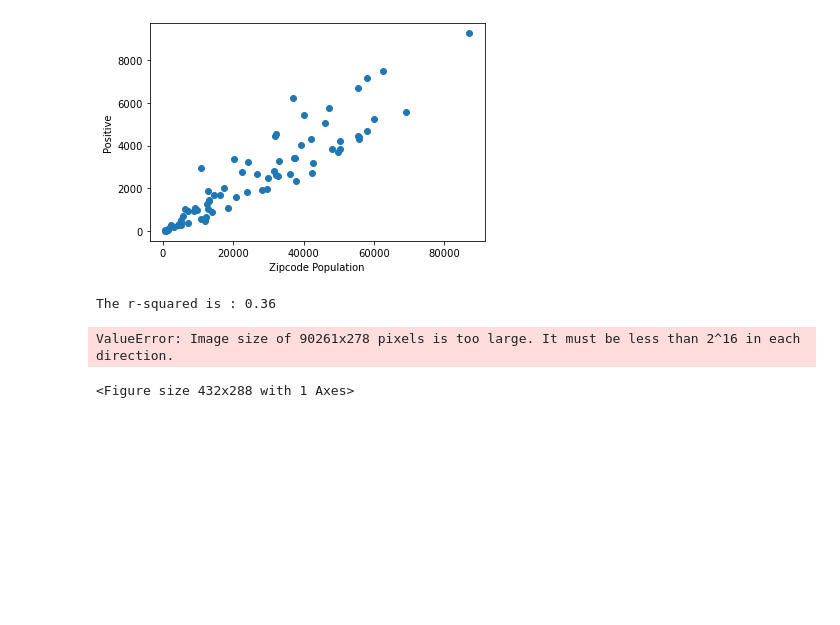
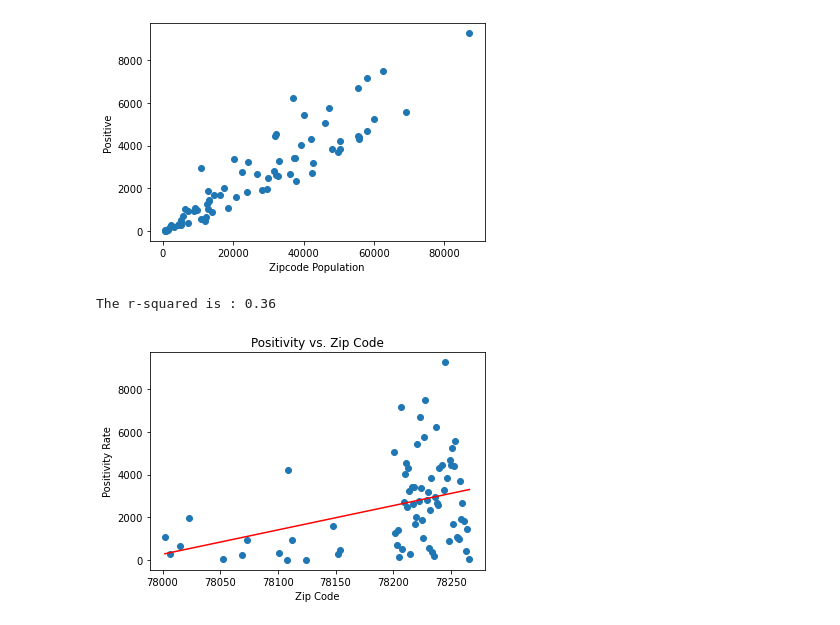
Before and after one commit to bakerv/COVID19, a Jupyter notebook: Untitled.ipynb, the cells around one changed output. Saved outputs shown, nothing was run; the diff lists cells and outputs as text; code cells hidden in the pictures; blank space fills up the shorter version.

```diff
--- a/Untitled.ipynb
+++ b/Untitled.ipynb
@@ -176,17 +176,16 @@ def annotate(line_eq, a, b):
 # %%
 # Call an function #1
 equation = linear_agression(merge_df["ZIP_CODE"], merge_df["Positive"])
 
 # Call an function #2
-annotate(equation, 0, 0)
+#annotate(equation, 0, 0) (This is what was making the plot too large, the a axis coordinate needs to be in the range of the x axis scale (78000-78250ish))
 
 # Set labels
 plt.title("Positivity vs. Zip Code")
 plt.xlabel("Zip Code")
 plt.ylabel("Positivity Rate")
 
 plt.show()
 # %% [output]
 The r-squared is : 0.36
-ValueError: Image size of 90261x278 pixels is too large. It must be less than 2^16 in each direction.
-<Figure size 432x288 with 1 Axes>
+[figure, added]
```
Also changed, not shown: parts of 12 cells of this notebook, 5 other files.
